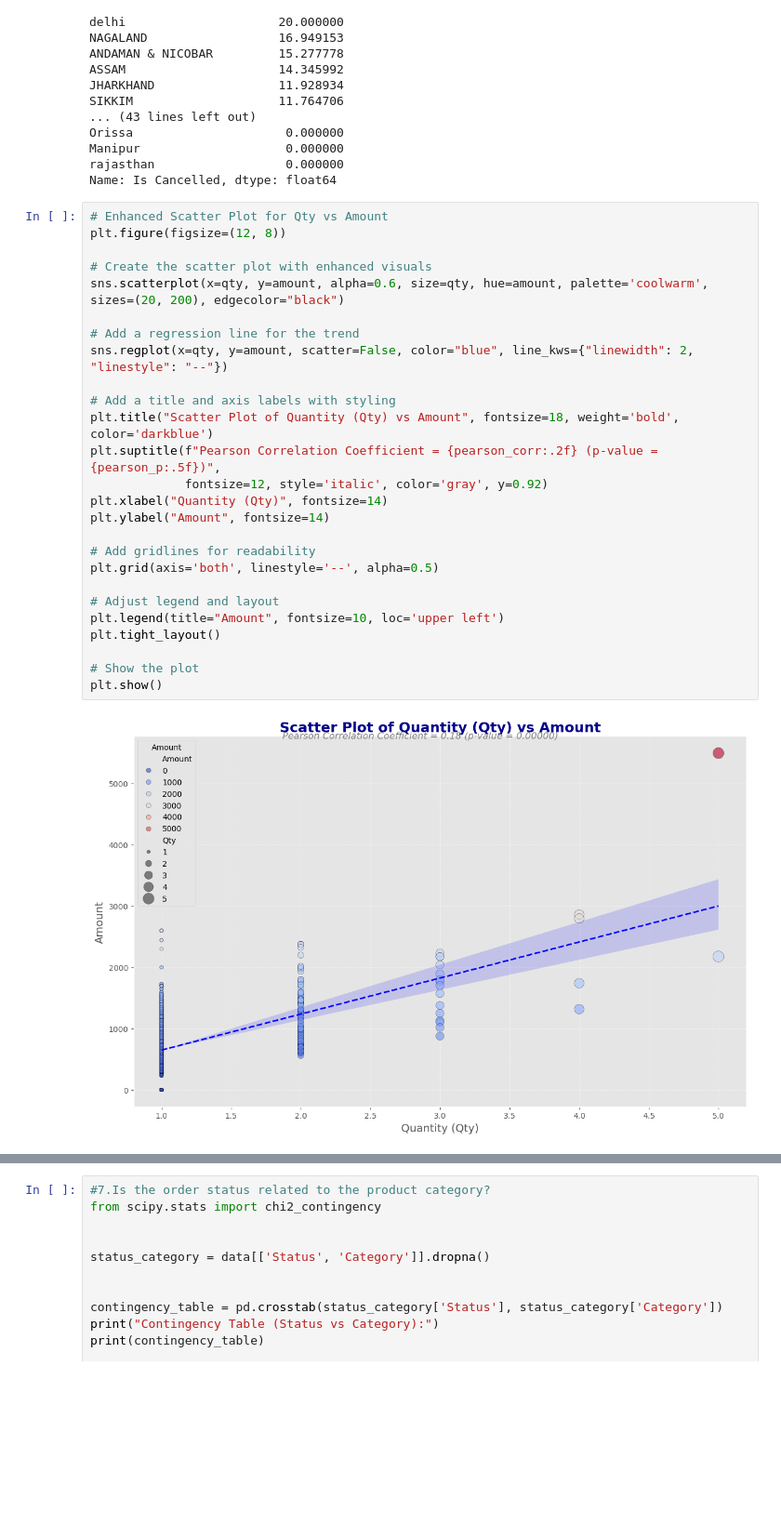
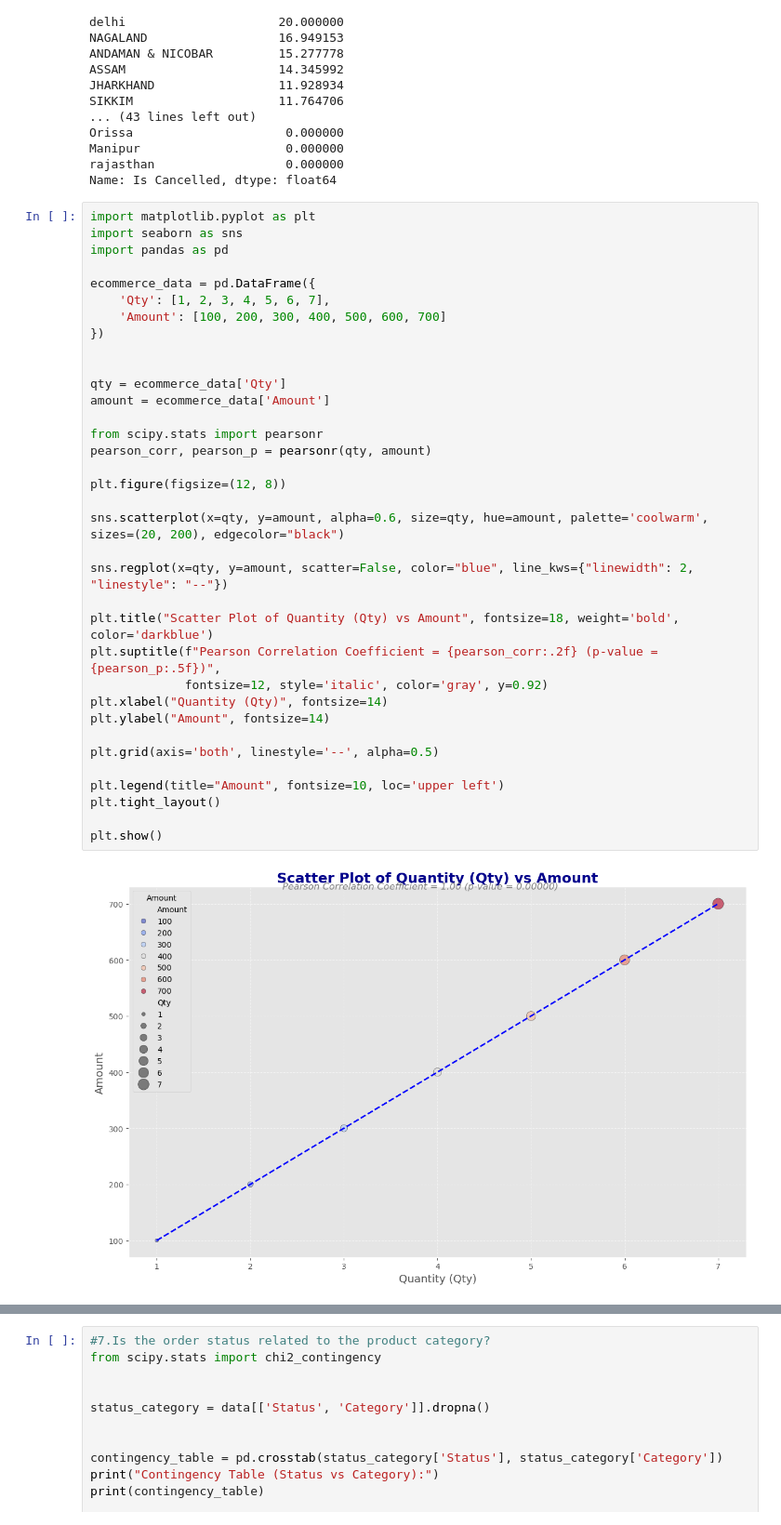
Before and after one commit to ElifSurucu/Analyzing-E-Commerce-Sales-Performance, a Jupyter notebook: Analysis_Notebook.ipynb, the cells around one changed output, grey strips where cells are left out. Shown at 93% size. Drawn from its saved outputs; the diff is of its cells as text; blank space fills up the shorter version.

```diff
--- a/Analysis_Notebook.ipynb
+++ b/Analysis_Notebook.ipynb
@@ -1547,30 +1539,39 @@ Manipur                    0.000000
 rajasthan                  0.000000
 Name: Is Cancelled, dtype: float64
 # %%
-# Enhanced Scatter Plot for Qty vs Amount
+import matplotlib.pyplot as plt
+import seaborn as sns
+import pandas as pd
+
+ecommerce_data = pd.DataFrame({
+    'Qty': [1, 2, 3, 4, 5, 6, 7],
+    'Amount': [100, 200, 300, 400, 500, 600, 700]
+})
+
+
+qty = ecommerce_data['Qty']
+amount = ecommerce_data['Amount']
+
+from scipy.stats import pearsonr
+pearson_corr, pearson_p = pearsonr(qty, amount)
+
 plt.figure(figsize=(12, 8))
 
-# Create the scatter plot with enhanced visuals
 sns.scatterplot(x=qty, y=amount, alpha=0.6, size=qty, hue=amount, palette='coolwarm', sizes=(20, 200), edgecolor="black")
 
-# Add a regression line for the trend
 sns.regplot(x=qty, y=amount, scatter=False, color="blue", line_kws={"linewidth": 2, "linestyle": "--"})
 
-# Add a title and axis labels with styling
 plt.title("Scatter Plot of Quantity (Qty) vs Amount", fontsize=18, weight='bold', color='darkblue')
 plt.suptitle(f"Pearson Correlation Coefficient = {pearson_corr:.2f} (p-value = {pearson_p:.5f})",
              fontsize=12, style='italic', color='gray', y=0.92)
 plt.xlabel("Quantity (Qty)", fontsize=14)
 plt.ylabel("Amount", fontsize=14)
 
-# Add gridlines for readability
 plt.grid(axis='both', linestyle='--', alpha=0.5)
 
-# Adjust legend and layout
 plt.legend(title="Amount", fontsize=10, loc='upper left')
 plt.tight_layout()
 
-# Show the plot
 plt.show()
 # %% [output]
-[figure, old version]
+[figure, new version]
```
Also changed, not shown: parts of 23 cells of this notebook, 1 other file.
